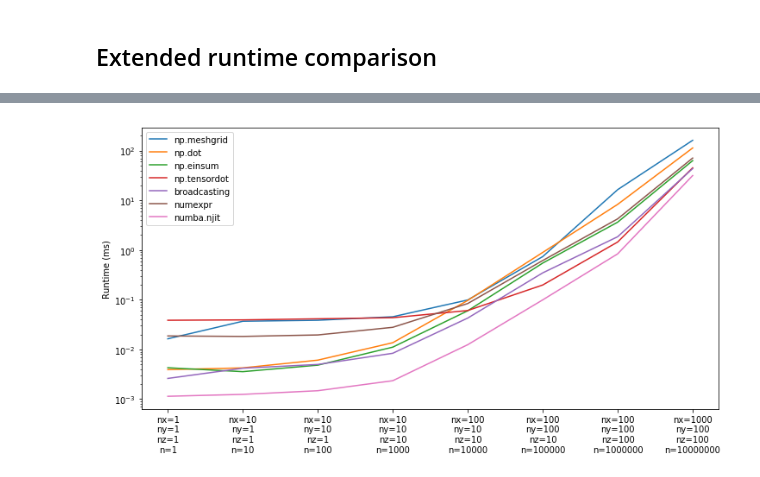
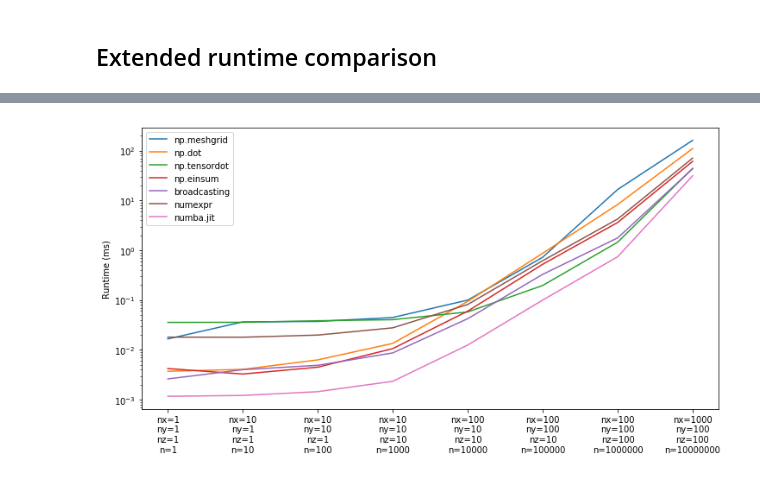
Before and after one commit to prisae/tmp-share, a Jupyter notebook: multiply_volume.ipynb, the cells around one changed output, grey strips where cells are left out. Saved outputs shown, nothing was run; the diff lists cells and outputs as text; code cells hidden in the pictures.

```diff
--- a/multiply_volume.ipynb
+++ b/multiply_volume.ipynb
@@ -158,0 +131,4 @@ numba.njit   :: peak memory: 183.37 MiB, increment: 0.00 MiB
+# %%
+for key, item in data.items():
+    print('{:<12} :: '.format(key), end='')
+    %memit item['func'](x, dx, dy, dz)
@@ -159,32 +143,24 @@ numba.njit   :: peak memory: 183.37 MiB, increment: 0.00 MiB
 # %% [markdown]
 ## Extended runtime comparison
 # %%
+# nx/ny/nz-values
 nx = [1, 10, 10, 10, 100, 100, 100, 1000]
 ny = [1, 1, 10, 10, 10, 100, 100, 100]
 nz = [1, 1, 1, 10, 10, 10, 100, 100]
 nxyz = np.array(nx)*np.array(ny)*np.array(nz)
-s = 3.5
+x = 3.5
 
-out = {'mg': [], 'dt': [], 'ne': [], 'es': [], 'bc': [], 'td': [], 'nb': []}
+# Initiate list
+for key, item in data.items():
+    data[key]['time'] = []
+
 for i in range(len(nx)):
     dx = np.random.rand(nx[i])
     dy = np.random.rand(ny[i])
     dz = np.random.rand(nz[i])
     n = nxyz[i]
-    print('   ', n, '; ', end='')
-    out_mg = %timeit -o -q multiply_volume_meshgrid(x, dx, dy, dz)
-    out_dt = %timeit -o -q multiply_volume_dot(x, dx, dy, dz)
-    out_ne = %timeit -o -q multiply_volume_numexpr(x, dx, dy, dz)
-    out_es = %timeit -o -q multiply_volume_einsum(x, dx, dy, dz)
-    out_td = %timeit -o -q multiply_volume_tensordot(x, dx, dy, dz)
-    out_bc = %timeit -o -q multiply_volume_broadcasting(x, dx, dy, dz)
-    out_nb = %timeit -o -q multiply_volume_numba(x, dx, dy, dz)
-    # Store in ms
-    out['mg'].append(1000*out_mg.best)
-    out['dt'].append(1000*out_dt.best)
-    out['ne'].append(1000*out_ne.best)
-    out['es'].append(1000*out_es.best)
-    out['bc'].append(1000*out_bc.best)
-    out['td'].append(1000*out_td.best)
-    out['nb'].append(1000*out_nb.best)
+    print(n, '; ', end='')
+    for key, item in data.items():
+        out = %timeit -o -q item['func'](x, dx, dy, dz)
+        data[key]['time'].append(1000*out.best)
 # %% [output]
@@ -192,20 +168,17 @@ for i in range(len(nx)):
 # %%
 plt.figure(figsize=(12,6))
-plt.plot(out['mg'], label='np.meshgrid')
-plt.plot(out['dt'], label='np.dot')
-plt.plot(out['es'], label='np.einsum')
-plt.plot(out['td'], label='np.tensordot')
-plt.plot(out['bc'], label='broadcasting')
-plt.plot(out['ne'], label='numexpr')
-plt.plot(out['nb'], label='numba.njit')
+
+for key, item in data.items():
+    plt.plot(item['time'], label=key)
 plt.yscale('log')
 plt.legend()
+plt.ylabel('Runtime (ms)')
 
 label = []
 for i in range(len(nx)):
     label.append('nx='+str(nx[i])+'\nny='+str(ny[i])+'\nnz='+str(nz[i])+'\nn='+str(nxyz[i])+'')
 plt.xticks(np.arange(len(nx)), label)
-plt.ylabel('Runtime (ms)')
+
 plt.show()
 # %% [output]
-[figure, old version]
+[figure, new version]
```
Also changed, not shown: parts of 8 cells of this notebook.
